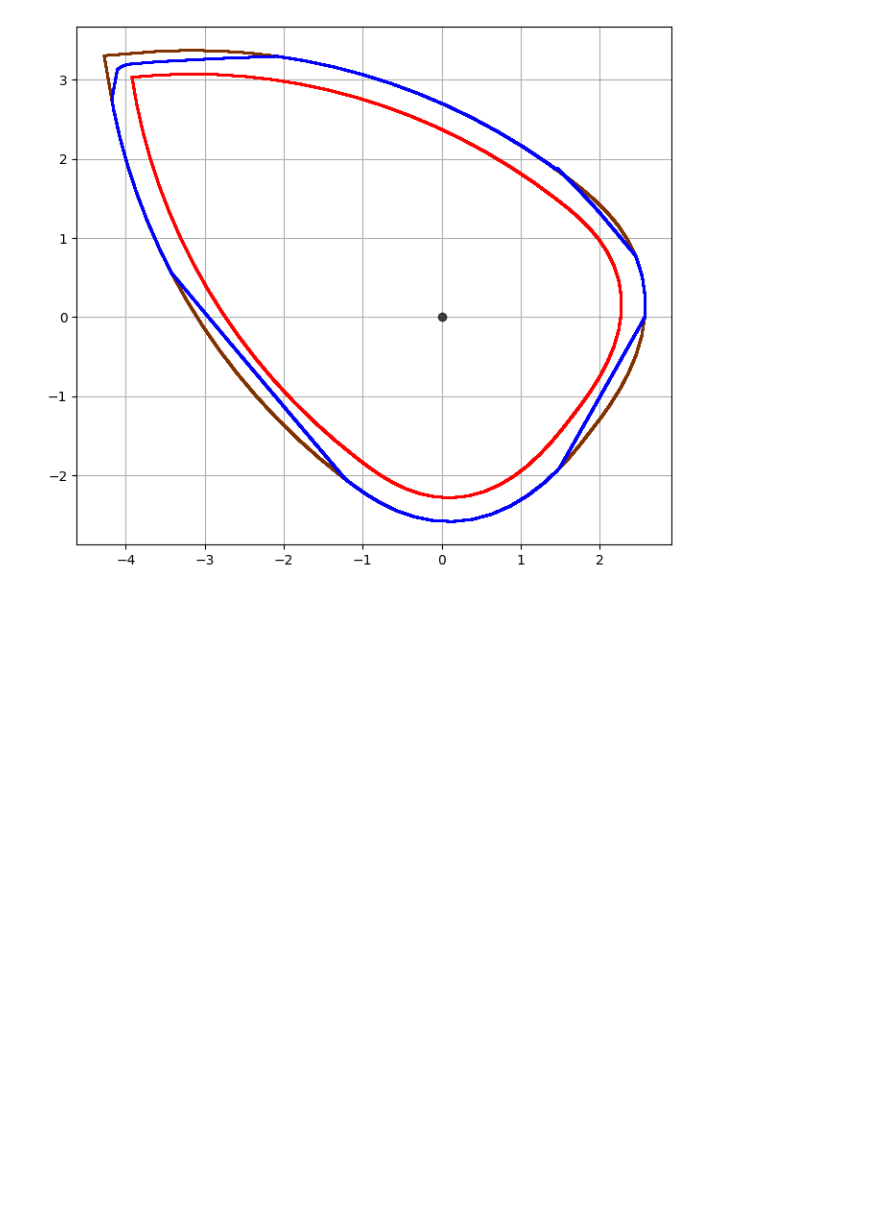
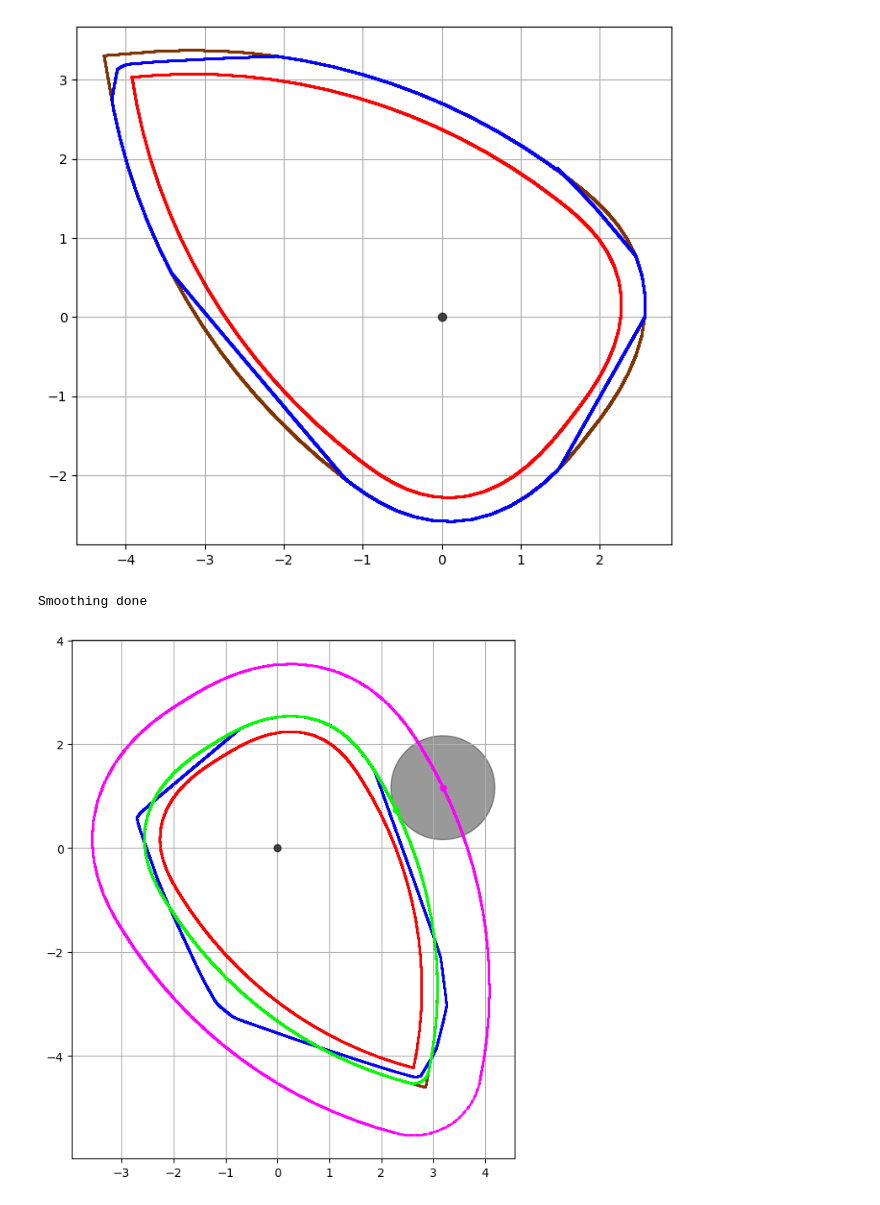
Before and after one commit to vkonov2/Geometry-Projects, a Jupyter notebook: Bruter-Simulation/general.ipynb, the cells around one changed output. Saved outputs shown, nothing was run; the diff lists cells and outputs as text; code cells hidden in the pictures; blank space fills up the shorter version.

```diff
--- a/Bruter-Simulation/general.ipynb
+++ b/Bruter-Simulation/general.ipynb
@@ -1364,0 +1886,54 @@ plot_points(Point(0,0), color=(0,0,0), alpha=0.7, label="absolute center")
+# %%
+i_dist_min = GetMinDistantIndex(rough_rotated_pts, pear_rotated_pts)
+rotation_angle = matan(rough_rotated_pts[i_dist_min])
+
+rough_pts       = RotateListOfPoints(rough_rotated_pts, -rotation_angle)
+pear_pts        = RotateListOfPoints(pear_rotated_pts, -rotation_angle)
+baloon_pear_pts = RotateListOfPoints(baloon_pear_rotated_pts, -rotation_angle)
+
+for i in range(i_dist_min):
+    rotateArray(rough_pts)
+    rotateArray(pear_pts)
+    rotateArray(baloon_pear_pts)
+
+balood_coeff = rough_pts[0].distance(pear_pts[0])
+threshold = 10
+bruting_traces = []
+disk_traces = []
+
+bruting_traces.append(SmoothContour(Contour2Points(LinearRing(LineString(pear_pts).parallel_offset(balood_coeff, 'right', join_style=1)), n), threshold))
+disk_traces.append(GetParallelOffsetRing(bruting_traces[0], R))
+# %% [output]
+Smoothing done
+# %%
+plot_points(pear_pts, color=(1,0,0), markersize=1, label="target pear")
+plot_points(baloon_pear_pts, color=(0.5,0.2,0), markersize=1, label="balooned pear")
+plot_points(rough_pts, color=(0,0,1), markersize=1, label="rough pear")
+plot_points(Point(0,0), color=(0,0,0), alpha=0.7, label="absolute center")
+
+# plot_points(rough_rotated_pts[i_dist_min], color=(0,0,0), markersize=5, label="min dist")
+
+j = 0
+k = 500
+
+plot_points(bruting_traces[j], color=(0,1,0), markersize=1, label="bruting trace")
+plot_points(disk_traces[j], color=(1,0,1), markersize=1, label="disk trace")
+
+disk_pts = CreateDisk(R)
+disk = transform(lambda x, y, z=None: (x+disk_traces[j][k].x, y+disk_traces[j][k].y), Polygon(disk_pts))
+plot_polygon(disk, add_points=False, color=(0,0,0), alpha=0.4)
+
+plot_points(bruting_traces[j][k], color=(0,1,0), markersize=5, label="touch point")
+plot_points(disk_traces[j][k], color=(1,0,1), markersize=5, label="center of disk")
+# plot_points(rough_pts[k], color=(0,0,1), markersize=5, label="rough pear point")
+
+# current_rough_pts = rough_pts if j == 0 else bruting_traces[j-1]
+# rough_trace = GetRingTrace(current_rough_pts, bruting_traces[j], disk_traces[j], disk, R, j, k)
+# plot_points(rough_trace, color=(0,0,1), markersize=1, label="rough pear")
+
+plt.rcParams["figure.figsize"] = (8.0, 8.0)
+# plt.xlim(-0.3, 4.0)
+# plt.ylim(-0.5, 3.0)
+# plt.legend()
+# %% [output]
+[figure, added]
```
Also changed, not shown: parts of 18 cells of this notebook, 8 other files.
